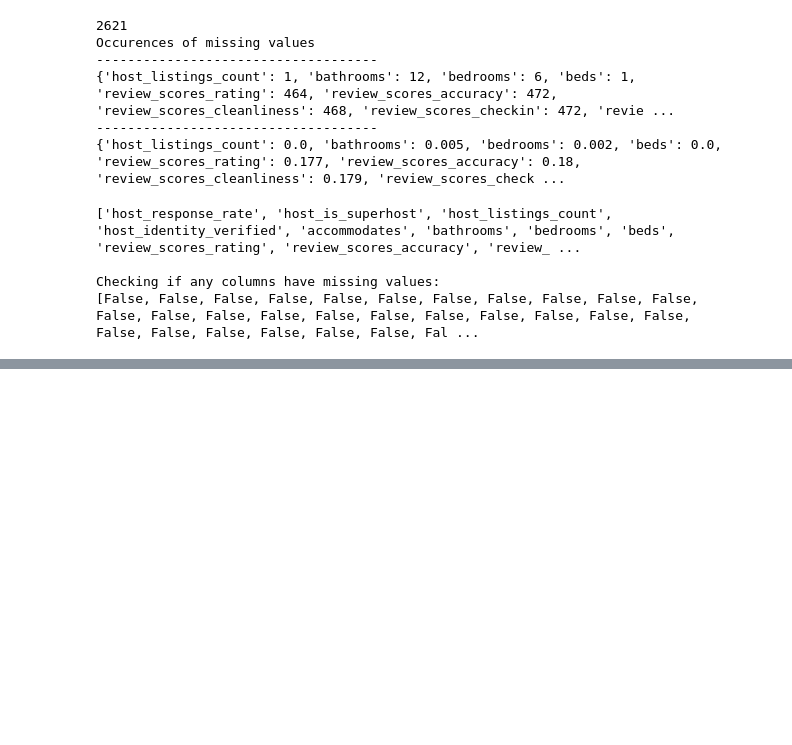
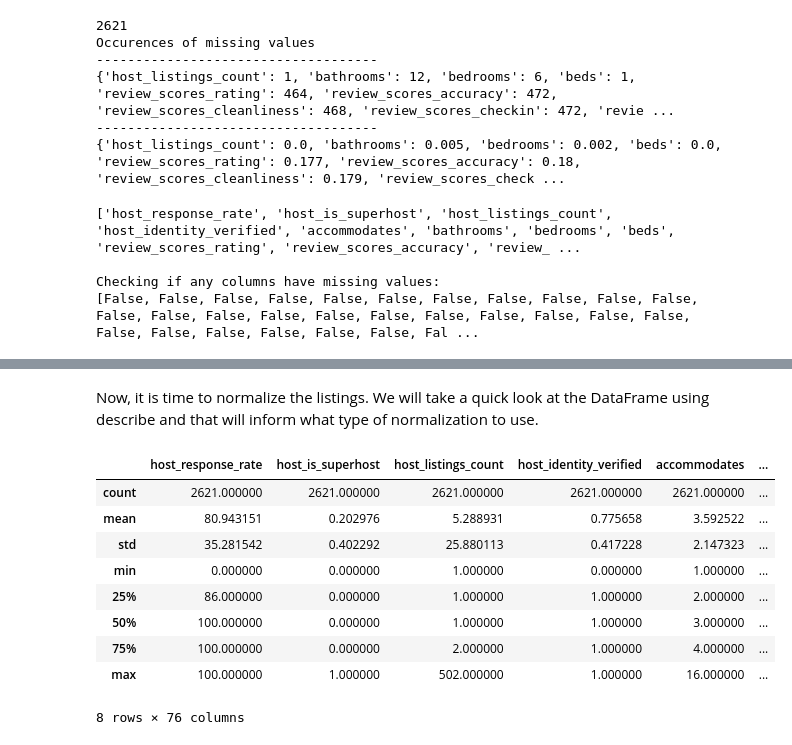
Before and after one commit to aaron-li9/Linear-Regression, a Jupyter notebook: airbnb-linear-regression.ipynb, the cells around one changed output, grey strips where cells are left out. Drawn from its saved outputs; the diff is of its cells as text; code cells hidden in the pictures; blank space fills up the shorter version.

```diff
--- a/airbnb-linear-regression.ipynb
+++ b/airbnb-linear-regression.ipynb
@@ -933,0 +958,3 @@ As we can see, it looks like no columns have missing values anymore. Now, the fe
+# %%
+df_imputed = df_imputed.drop(columns=['beds', 'bedrooms'])
+print(df_imputed.shape)
@@ -933,0 +1005,15 @@ As we can see, it looks like no columns have missing values anymore. Now, the fe
+# %% [markdown]
+Now, it is time to normalize the listings. We will take a quick look at the DataFrame using describe and that will inform what type of normalization to use.
+# %%
+df_imputed.describe()
+# %% [output]
+|  | host_response_rate | host_is_superhost | host_listings_count | host_identity_verified | accommodates | ... |
+| count | 2621.000000 | 2621.000000 | 2621.000000 | 2621.000000 | 2621.000000 | ... |
+| mean | 80.943151 | 0.202976 | 5.288931 | 0.775658 | 3.592522 | ... |
+| std | 35.281542 | 0.402292 | 25.880113 | 0.417228 | 2.147323 | ... |
+| min | 0.000000 | 0.000000 | 1.000000 | 0.000000 | 1.000000 | ... |
+| 25% | 86.000000 | 0.000000 | 1.000000 | 1.000000 | 2.000000 | ... |
+| 50% | 100.000000 | 0.000000 | 1.000000 | 1.000000 | 3.000000 | ... |
+| 75% | 100.000000 | 0.000000 | 2.000000 | 1.000000 | 4.000000 | ... |
+| max | 100.000000 | 1.000000 | 502.000000 | 1.000000 | 16.000000 | ... |
+8 rows × 76 columns
```
Also changed, not shown: parts of 9 cells of this notebook.
